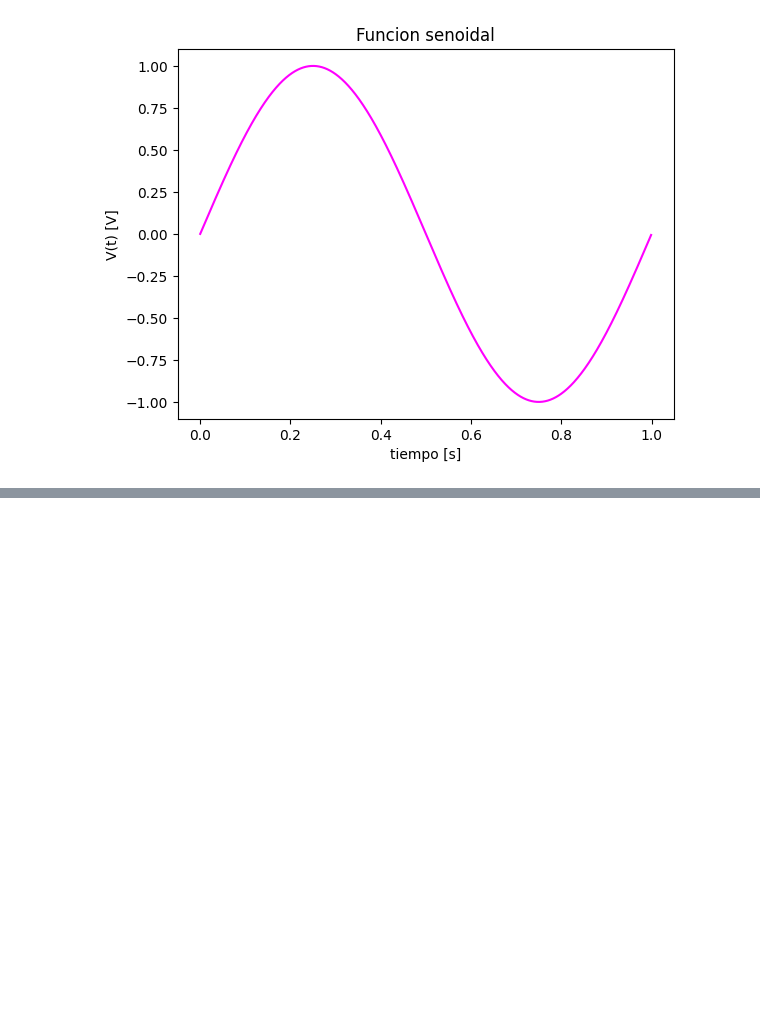
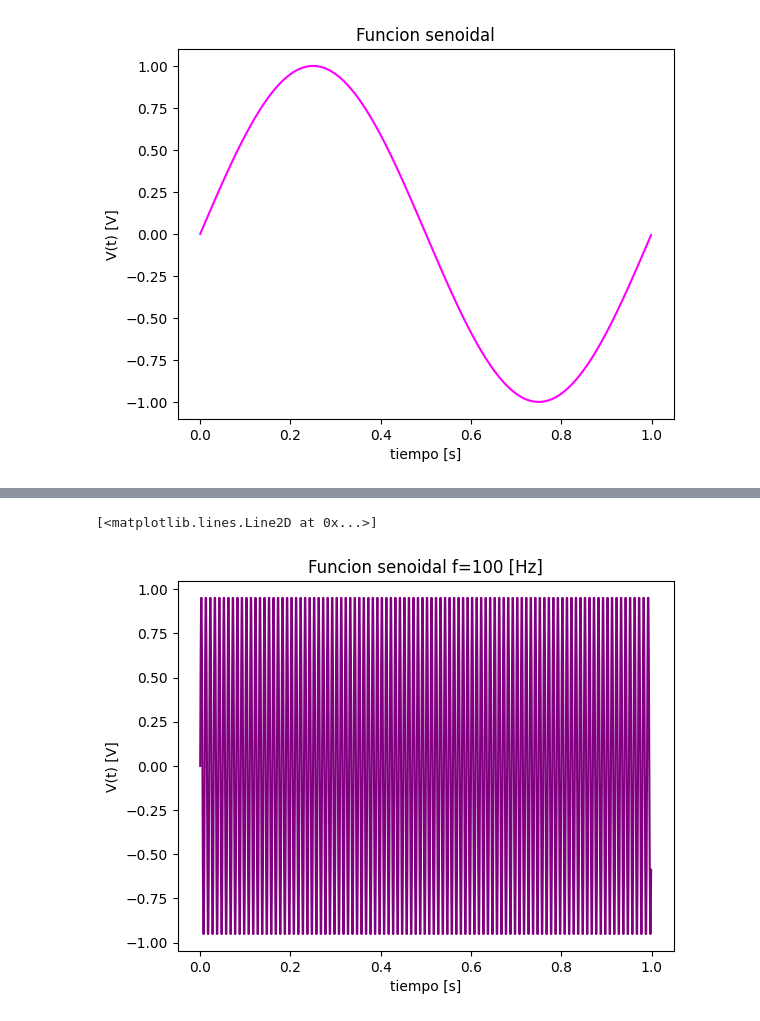
Before and after one commit to flalvarez/PDS, a Jupyter notebook: Cuadernos/TS1_Senoidal.ipynb, the cells around one changed output, grey strips where cells are left out. Drawn from its saved outputs; the diff is of its cells as text; code cells hidden in the pictures; blank space fills up the shorter version.

```diff
--- a/Cuadernos/TS1_Senoidal.ipynb
+++ b/Cuadernos/TS1_Senoidal.ipynb
@@ -56,0 +88,10 @@ Por último, grafico la señal, incorporandon título y nombre de los ejes con s
+# %%
+tt, xx = mi_funcion_sen( vmax = 1, dc = 0, ff = 100, ph=0, nn = N, fs = fs)
+
+plt.title('Funcion senoidal f=100 [Hz]')
+plt.xlabel('tiempo [s]')
+plt.ylabel('V(t) [V]')
+plt.plot(tt, xx, color = 'purple')
+# %% [output]
+[<matplotlib.lines.Line2D at 0x...>]
+[figure, added]
```
Also changed, not shown: parts of 11 cells of this notebook.
